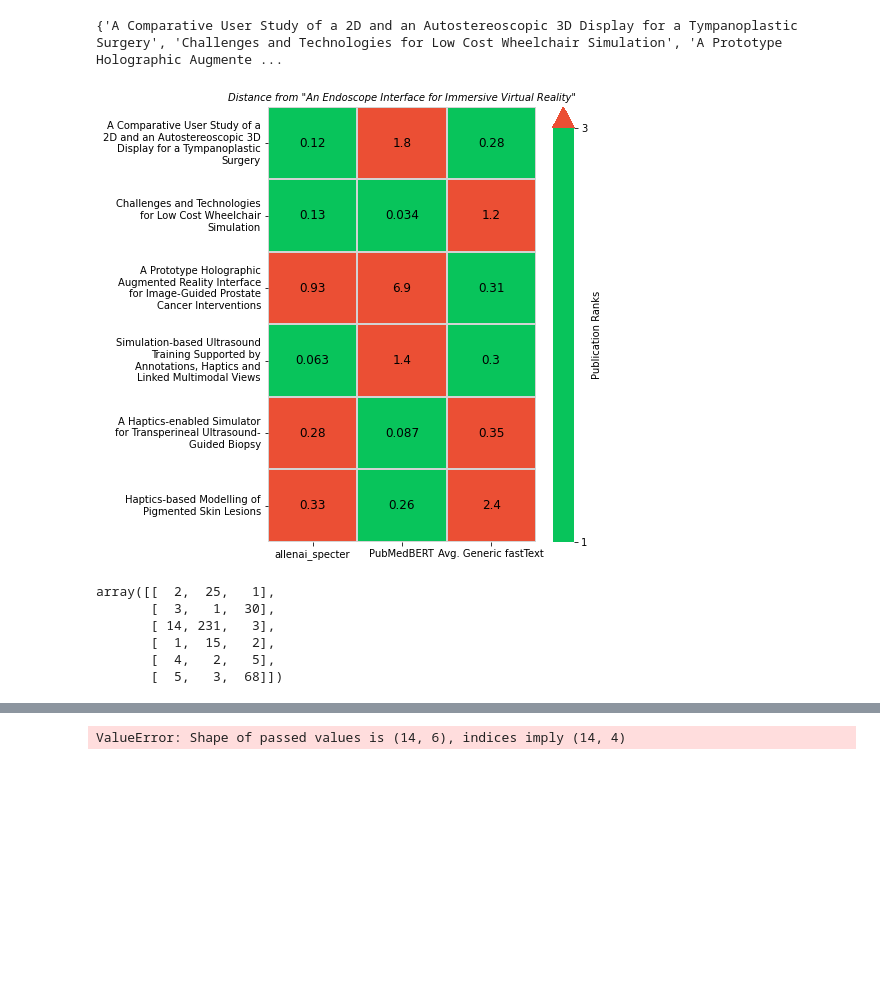
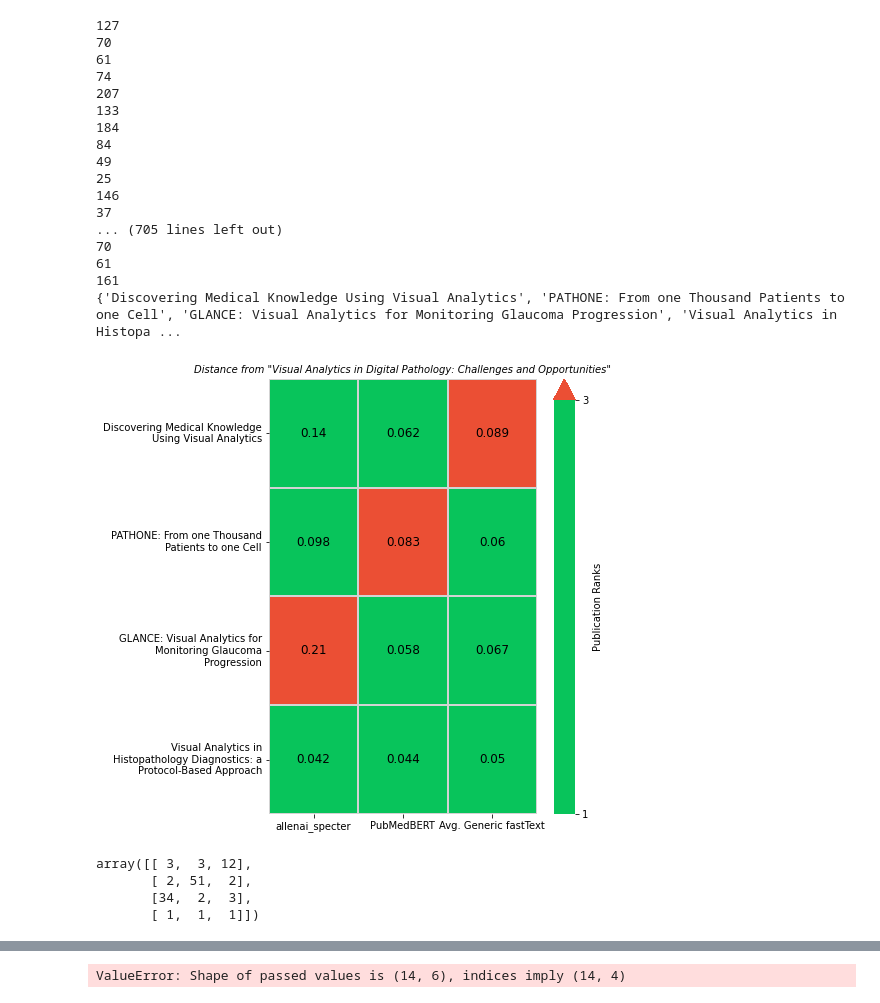
Before and after one commit to pruthvi-hegde/biomedvis, a Jupyter notebook: notebooks/k_neighbours.ipynb, the cells around one changed output, grey strips where cells are left out. Saved outputs shown, nothing was run; the diff lists cells and outputs as text; code cells hidden in the pictures; blank space fills up the shorter version.

```diff
--- a/notebooks/k_neighbours.ipynb
+++ b/notebooks/k_neighbours.ipynb
@@ -142,7 +138,7 @@ def draw_plot(target_title, K):
     return B
 # %%
 target_title1 = "Visual Analytics in Digital Pathology: Challenges and Opportunities"
-B = draw_plot(target_title1, 5)
+B = draw_plot(target_title1, 4)
 B = np.array(B)
 B
 # %% [output]
@@ -165,0 +175,6 @@ array([[ 10,   9, 111,   3,   4,   3,   4],
+# %%
+model = "pubmedbert"
+target = "Visual Analytics in Digital Pathology: Challenges and Opportunities"
+paper1 = "Visual Analytics in Histopathology Diagnostics: a Protocol-Based Approach"
+dist = calculate_dist(model, paper1, target)
+dist
@@ -168,6 +185,11 @@ with open('../articles_data/all_articles_with_thumbnail_metadata.json') as f:
     papers = json.load(f)
 
 article_titles = [paper['article_title'] for paper in papers]
+# %%
+with open('../articles_data/all_articles_with_thumbnail_metadata.json') as f:
+    papers = json.load(f)
+
+article_titles = [paper['article_title'] for paper in papers]
 # %%
 def create_rank_matrix(target_title, K, drawplot=False):
     # models = ['allenai_specter','all_mpnet_base_v2','biowordvec',
@@ -213,27 +235,41 @@ def create_rank_matrix(target_title, K, drawplot=False):
         ax = sns.heatmap(B, xticklabels=model_names, yticklabels=labels, annot=A,
                          cbar_kws={'label': 'Publication Ranks',
                                    'extend': 'max',
-                                   'ticks': [1, 3]},
-                         cmap=my_cmap, vmin=1, vmax=3, cbar=True, ax=ax,
+                                   'ticks': [0, 3]},
+                         cmap=my_cmap, vmin=0, vmax=3, cbar=True, ax=ax,
                          annot_kws={'fontsize': 12, 'color': 'black', 'alpha': 1}, linewidths=0.08,
                          linecolor='lightgray')
-        # colorbar = ax.collections[0].colorbar
-        # colorbar.set_ticks([1,2,3,4,5])
-        # colorbar.set_ticklabels(['1','2','3','4','5'])
+        colorbar = ax.collections[0].colorbar
+        colorbar.set_ticks([0, 3])
+        colorbar.set_ticklabels(['1', '3'])
         plt.title(label=f'Distance from \"{target_title}\"', fontsize=10, fontstyle='oblique')
         plt.show()
     return B
 # %%
-target_title1 = "An Endoscope Interface for Immersive Virtual Reality"
+target_title1 = "Visual Analytics in Digital Pathology: Challenges and Opportunities"
 B = create_rank_matrix(target_title1, 4, True)
 B
 # %% [output]
-{'A Comparative User Study of a 2D and an Autostereoscopic 3D Display for a Tympanoplastic Surgery', 'Challenges and Technologies for Low Cost Wheelchair Simulation', 'A Prototype Holographic Augmente ...
+127
+70
+61
+74
+207
+133
+184
+84
+49
+25
+146
+37
+... (705 lines left out)
+70
+61
+161
+{'Discovering Medical Knowledge Using Visual Analytics', 'PATHONE: From one Thousand Patients to one Cell', 'GLANCE: Visual Analytics for Monitoring Glaucoma Progression', 'Visual Analytics in Histopa ...
-[figure, old version]
+[figure, new version]
-array([[  2,  25,   1],
-       [  3,   1,  30],
-       [ 14, 231,   3],
-       [  1,  15,   2],
-       [  4,   2,   5],
-       [  5,   3,  68]])
+array([[ 3,  3, 12],
+       [ 2, 51,  2],
+       [34,  2,  3],
+       [ 1,  1,  1]])
 # %%
```
Also changed, not shown: parts of 16 cells of this notebook, 3 other files.
